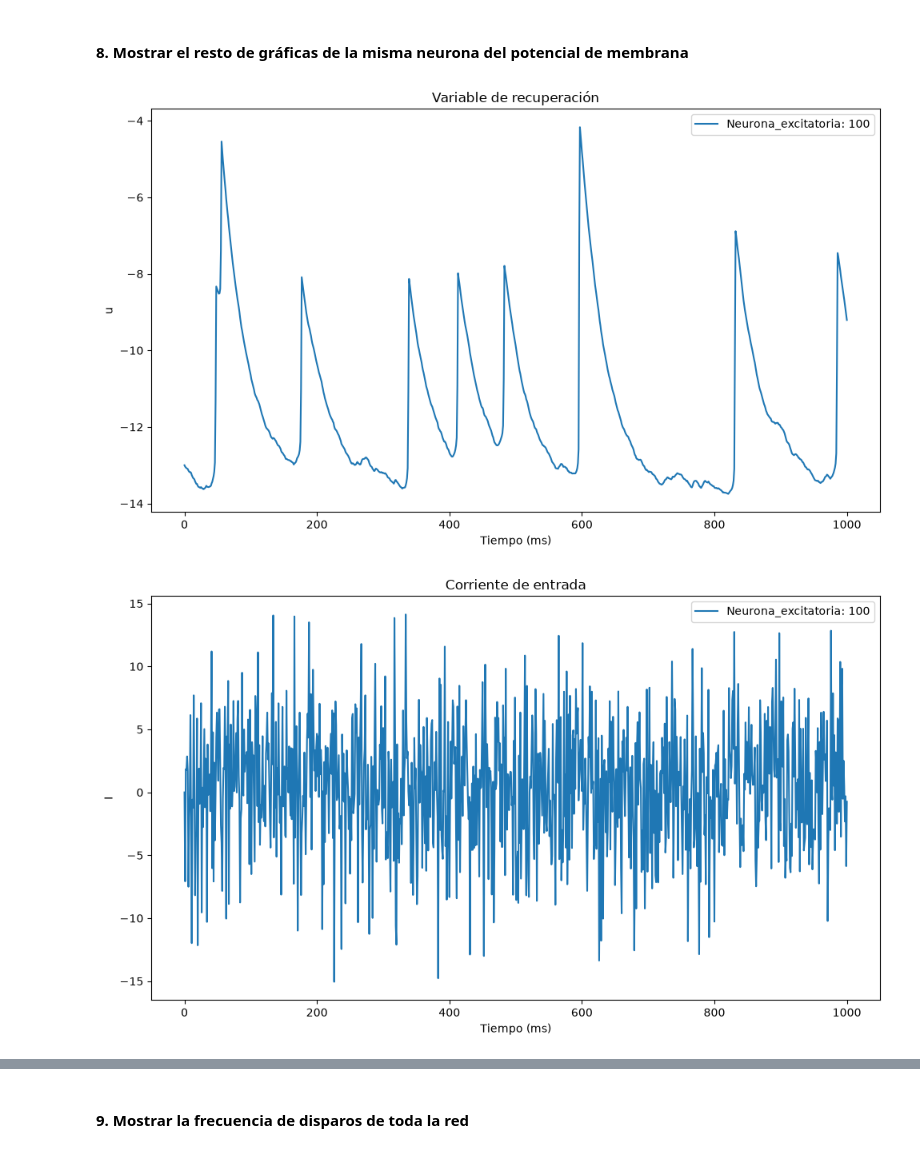
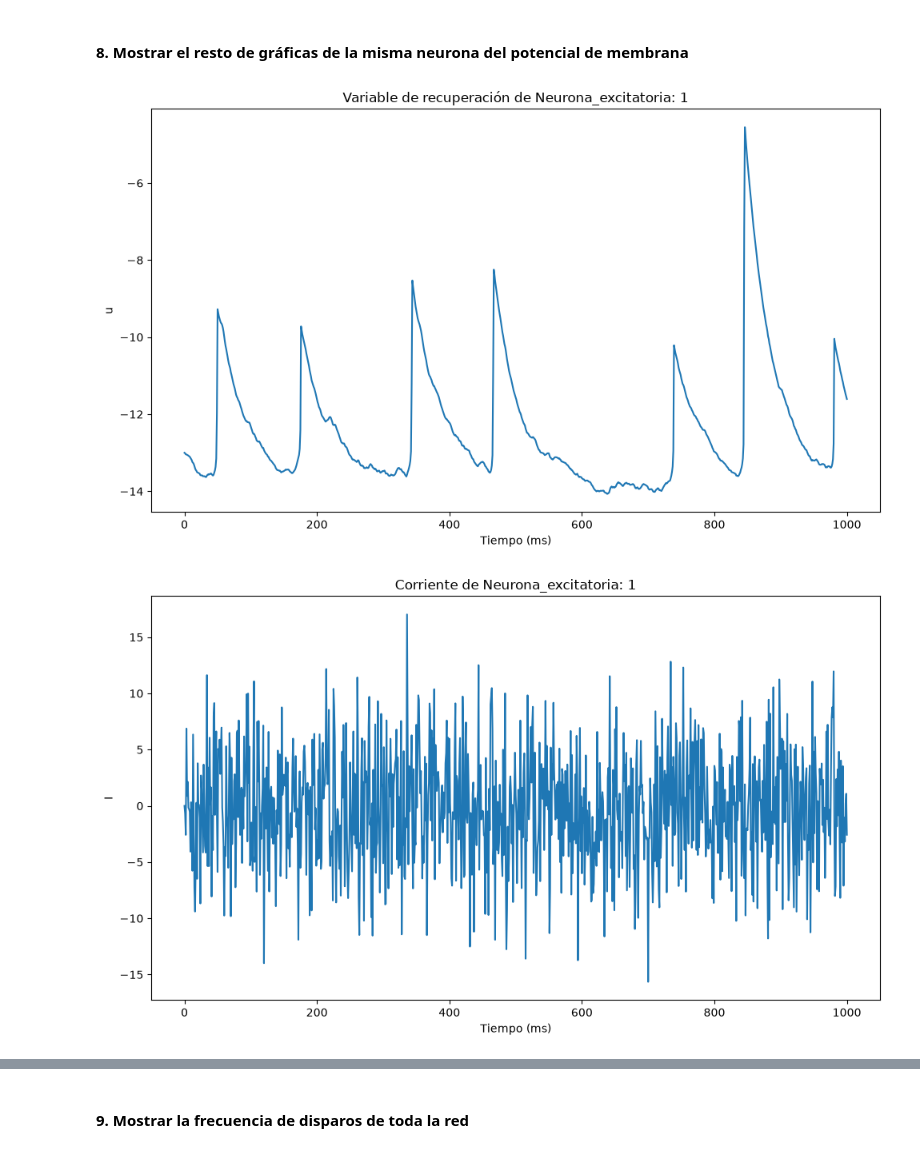
Before and after one commit to Waklink/SpikeDSim, a Jupyter notebook: cuadernos/prueba_comportamiento_red.ipynb, the cells around one changed output, grey strips where cells are left out. Saved outputs shown, nothing was run; the diff lists cells and outputs as text; code cells hidden in the pictures.

```diff
--- a/cuadernos/prueba_comportamiento_red.ipynb
+++ b/cuadernos/prueba_comportamiento_red.ipynb
@@ -89,6 +89,6 @@ vis.cargar_historial(historial=sim.historial)
 # Mostrar el raster plot y la evolución del potencial de emebrana de una neurona
 _ = vis.raster_plot()
 # n = rng.randint(0, NUM_NEURONAS + 1)
-n = 100
-_ = vis.potencial_membrana(neuronas=n)
+n = 1
+_ = vis.potencial_membrana(neuronas=n, figsize=(10, 3), titulo=f"Potencial de mebrana de {sim.red.nombre[1]}: {n}", max_etiquetas_leyenda=0)
 # %% [output]
@@ -97,10 +97,10 @@ _ = vis.potencial_membrana(neuronas=n)
 # %% [markdown]
 #### 8. Mostrar el resto de gráficas de la misma neurona del potencial de membrana
 # %%
-_ = vis.variable_recuperacion(neuronas=n)
-_ = vis.corriente(neuronas=n)
-_ = vis.espacio_fase(neuronas=n)
-_ = vis.frecuencia_disparos(neuronas=n)
+_ = vis.variable_recuperacion(neuronas=n, titulo=f"Variable de recuperación de {sim.red.nombre[1]}: {n}", max_etiquetas_leyenda=0)
+_ = vis.corriente(neuronas=n, titulo=f"Corriente de {sim.red.nombre[1]}: {n}", max_etiquetas_leyenda=0)
+_ = vis.espacio_fase(neuronas=n, titulo=f"Espacio de fase de {sim.red.nombre[1]}: {n}", max_etiquetas_leyenda=0)
+_ = vis.frecuencia_disparos(neuronas=n, titulo=f"Frecuencia de disparo de {sim.red.nombre[1]}: {n}", max_etiquetas_leyenda=0)
 # %% [output]
-[figure, old version]
+[figure, new version]
-[figure, old version]
+[figure, new version]
```
Also changed, not shown: parts of 3 cells of this notebook, 2 other files.
